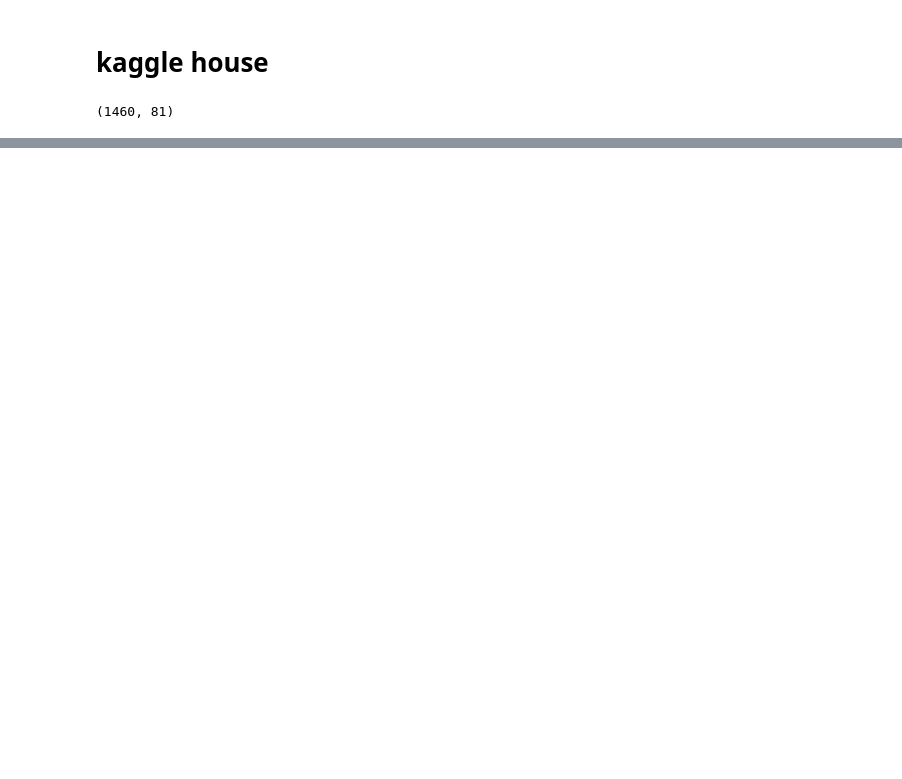
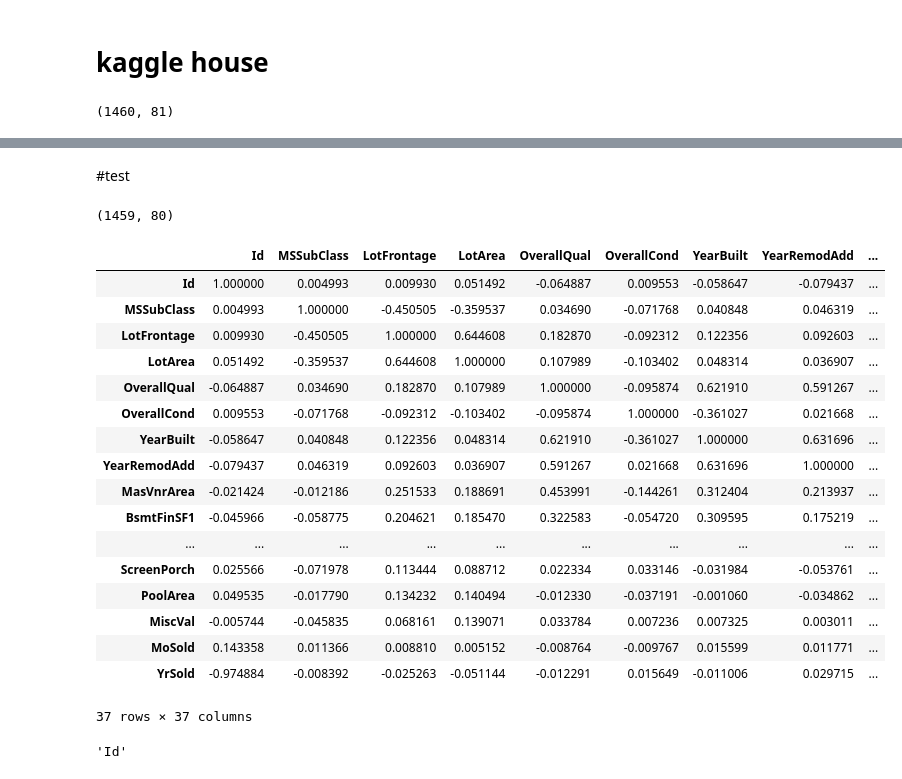
Before and after one commit to cautree/kaggle_house, a Jupyter notebook: house.ipynb, the cells around one changed output, grey strips where cells are left out. Drawn from its saved outputs; the diff is of its cells as text; code cells hidden in the pictures; blank space fills up the shorter version.

```diff
--- a/house.ipynb
+++ b/house.ipynb
@@ -102,0 +327,29 @@ plt.scatter(df.SalePrice, df.GrLivArea, c="g", alpha=0.5, marker=r'$\clubsuit$',
+# %% [markdown]
+#test
+# %%
+df_test = pd.read_csv("test.csv")
+# %%
+df_test.shape
+# %% [output]
+(1459, 80)
+# %%
+df_test.corr()
+# %% [output]
+|  | Id | MSSubClass | LotFrontage | LotArea | OverallQual | OverallCond | YearBuilt | YearRemodAdd | ... |
+| Id | 1.000000 | 0.004993 | 0.009930 | 0.051492 | -0.064887 | 0.009553 | -0.058647 | -0.079437 | ... |
+| MSSubClass | 0.004993 | 1.000000 | -0.450505 | -0.359537 | 0.034690 | -0.071768 | 0.040848 | 0.046319 | ... |
+| LotFrontage | 0.009930 | -0.450505 | 1.000000 | 0.644608 | 0.182870 | -0.092312 | 0.122356 | 0.092603 | ... |
+| LotArea | 0.051492 | -0.359537 | 0.644608 | 1.000000 | 0.107989 | -0.103402 | 0.048314 | 0.036907 | ... |
+| OverallQual | -0.064887 | 0.034690 | 0.182870 | 0.107989 | 1.000000 | -0.095874 | 0.621910 | 0.591267 | ... |
+| OverallCond | 0.009553 | -0.071768 | -0.092312 | -0.103402 | -0.095874 | 1.000000 | -0.361027 | 0.021668 | ... |
+| YearBuilt | -0.058647 | 0.040848 | 0.122356 | 0.048314 | 0.621910 | -0.361027 | 1.000000 | 0.631696 | ... |
+| YearRemodAdd | -0.079437 | 0.046319 | 0.092603 | 0.036907 | 0.591267 | 0.021668 | 0.631696 | 1.000000 | ... |
+| MasVnrArea | -0.021424 | -0.012186 | 0.251533 | 0.188691 | 0.453991 | -0.144261 | 0.312404 | 0.213937 | ... |
+| BsmtFinSF1 | -0.045966 | -0.058775 | 0.204621 | 0.185470 | 0.322583 | -0.054720 | 0.309595 | 0.175219 | ... |
+| ... | ... | ... | ... | ... | ... | ... | ... | ... | ... |
+| ScreenPorch | 0.025566 | -0.071978 | 0.113444 | 0.088712 | 0.022334 | 0.033146 | -0.031984 | -0.053761 | ... |
+| PoolArea | 0.049535 | -0.017790 | 0.134232 | 0.140494 | -0.012330 | -0.037191 | -0.001060 | -0.034862 | ... |
+| MiscVal | -0.005744 | -0.045835 | 0.068161 | 0.139071 | 0.033784 | 0.007236 | 0.007325 | 0.003011 | ... |
+| MoSold | 0.143358 | 0.011366 | 0.008810 | 0.005152 | -0.008764 | -0.009767 | 0.015599 | 0.011771 | ... |
+| YrSold | -0.974884 | -0.008392 | -0.025263 | -0.051144 | -0.012291 | 0.015649 | -0.011006 | 0.029715 | ... |
+37 rows × 37 columns
@@ -102,0 +358,5 @@ plt.scatter(df.SalePrice, df.GrLivArea, c="g", alpha=0.5, marker=r'$\clubsuit$',
+# %%
+id_col = df_test.Id
+cat_col.pop(0)
+# %% [output]
+'Id'
```
Also changed, not shown: parts of 58 cells of this notebook.
